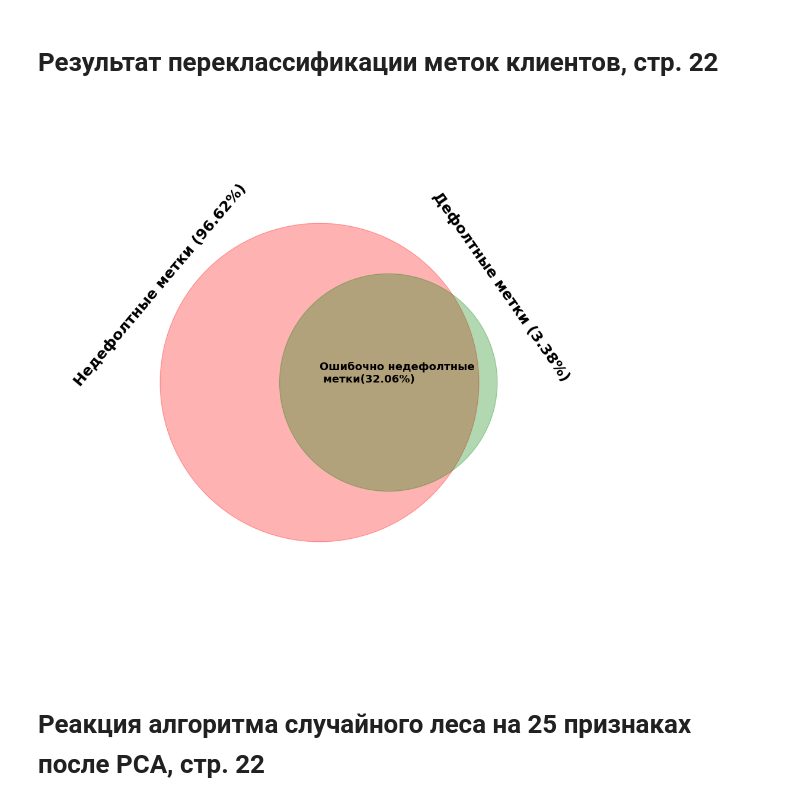
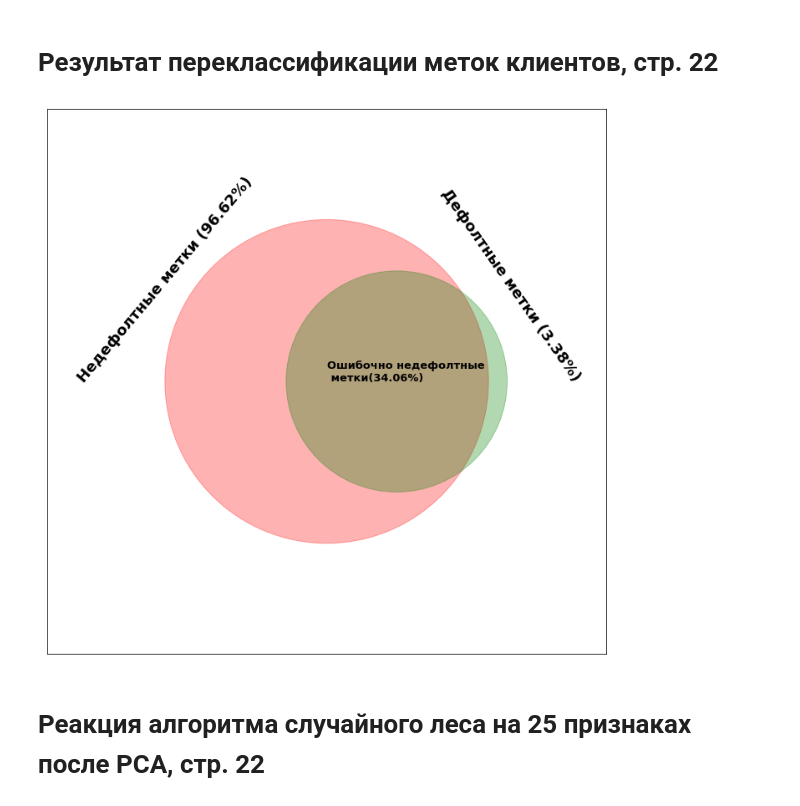
Before and after one commit to AlexanderUhmann/dak_tex, a Jupyter notebook: jupyter/1_dak_general_3_.ipynb, the cells around one changed output. Drawn from its saved outputs; the diff is of its cells as text; code cells hidden in the pictures.

```diff
--- a/jupyter/1_dak_general_3_.ipynb
+++ b/jupyter/1_dak_general_3_.ipynb
@@ -321,17 +321,17 @@ fig.savefig('labels_after_anom.png', bbox_inches='tight')
 # %%
 fig = plt.figure(figsize=(12, 12))
 ax = fig.add_subplot(1, 1, 1)
 plt.scatter(x=[0, 0.25], y=[0,0], s=[150000, 70000], color=['red', 'green'], alpha=0.3)
 plt.text(x=-0.9, y=-0.0007, s='Недефолтные метки (96.62%)', rotation=50, fontsize=18, fontweight='bold', color='black')
 plt.text(x=0.4, y=0.0003, s='Дефолтные метки (3.38%)', rotation=-55, fontsize=18, fontweight='bold', color='black')
-plt.text(x=0.00005, y=0.00001, s='Ошибочно недефолтные\n метки(32.06%)', fontsize=13, fontweight='bold')
+plt.text(x=0.00005, y=0.00001, s='Ошибочно недефолтные\n метки(34.06%)', fontsize=13, fontweight='bold')
 plt.xlim(-1, 1)
-ax.spines[['top', 'bottom', 'left', 'right']].set_visible(False)
+# ax.spines[['top', 'bottom', 'left', 'right']].set_visible(False)
 ax.yaxis.set_visible(False)
 ax.xaxis.set_visible(False)
 fig.savefig('Euler.png', bbox_inches='tight')
 # %% [output]
-[figure, old version]
+[figure, new version]
 # %% [markdown]
 # Реакция алгоритма случайного леса на 25 признаках после PCA, стр. 22
 # %%
```
Also changed, not shown: parts of 2 cells of this notebook.
